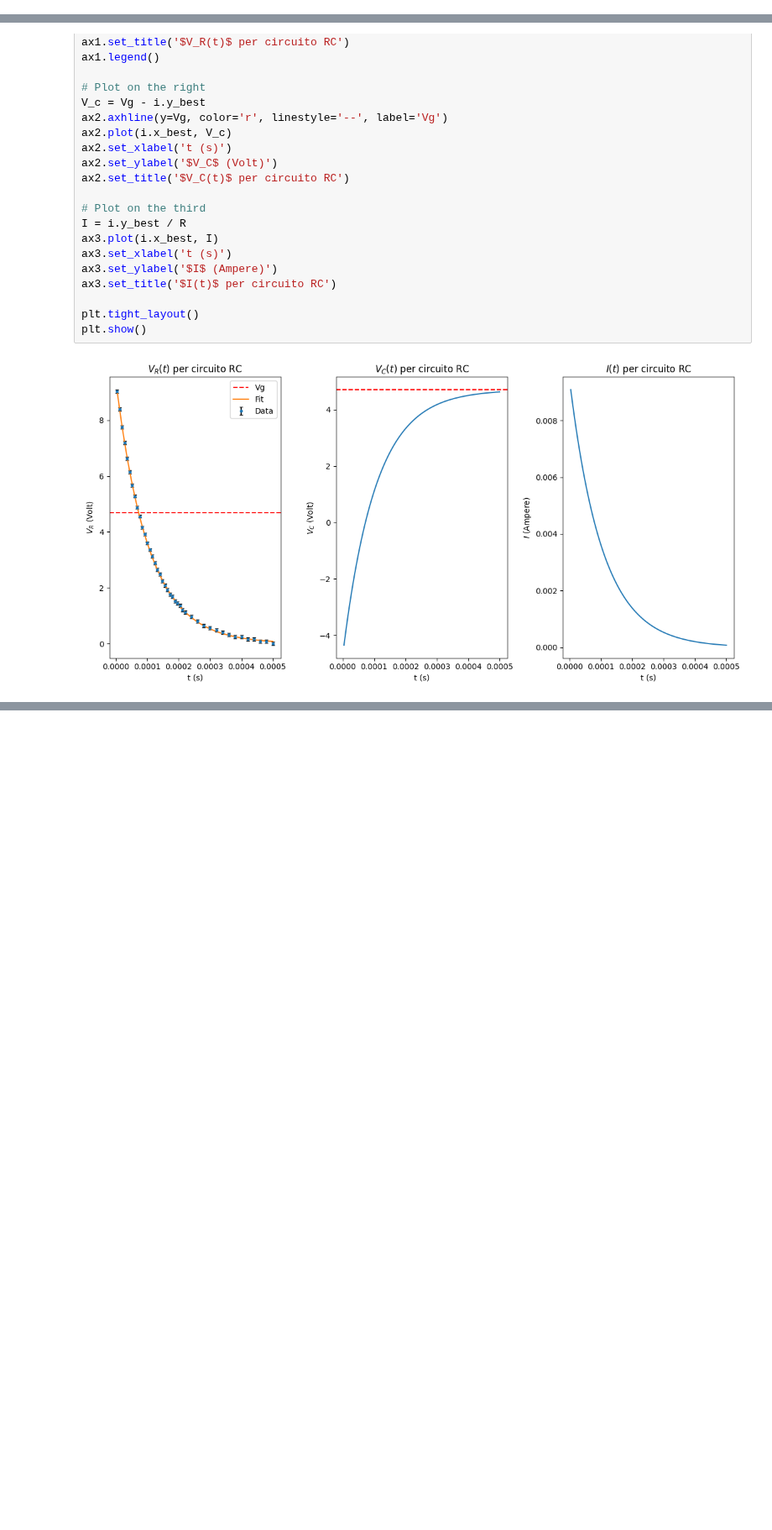
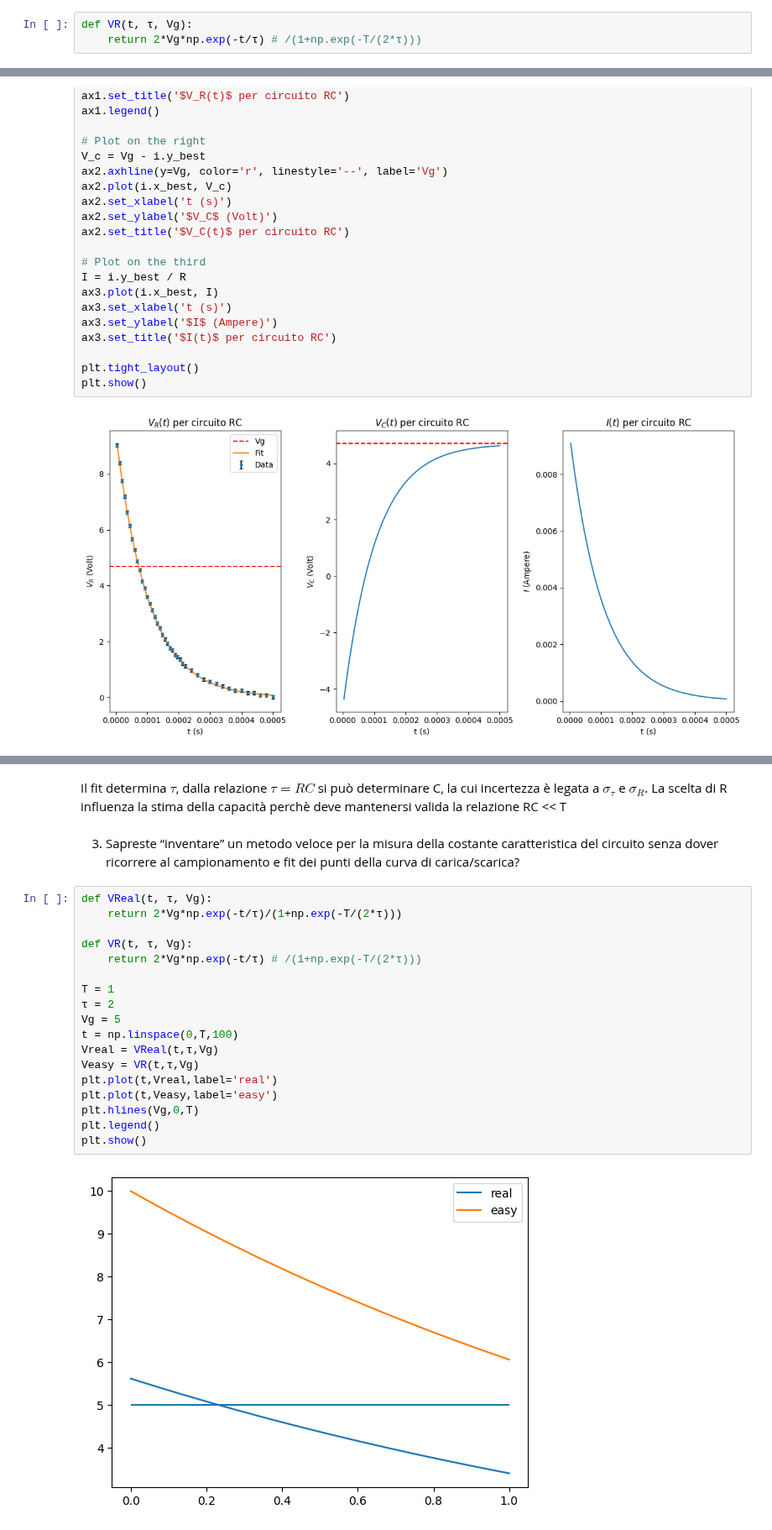
Before and after one commit to CarminatiGiovanni/LaboratorioFisica2, a Jupyter notebook: 20240321circuiti2/RC.ipynb, the cells around one changed output, grey strips where cells are left out. Shown at 84% size. Cells and saved outputs as stored; diff of their text form; blank space fills up the shorter version.

```diff
--- a/20240321circuiti2/RC.ipynb
+++ b/20240321circuiti2/RC.ipynb
@@ -29,2 +31,5 @@ $
 where $\tau = R \cdot C$
+# %%
+def VR(t, τ, Vg):
+    return 2*Vg*np.exp(-t/τ) # /(1+np.exp(-T/(2*τ)))
 # %%
@@ -110,0 +120,26 @@ plt.show()
+# %% [markdown]
+Il fit determina $\tau$, dalla relazione $\tau = RC$ si può determinare C, la cui incertezza è legata a $\sigma_\tau$ e $\sigma_R$. La scelta di R influenza la stima della capacità perchè deve mantenersi valida la relazione RC << T
+# %% [markdown]
+3. Sapreste “inventare” un metodo veloce per la misura della costante caratteristica
+del circuito senza dover ricorrere al campionamento e ﬁt dei punti della curva di
+carica/scarica?
+# %%
+def VReal(t, τ, Vg):
+    return 2*Vg*np.exp(-t/τ)/(1+np.exp(-T/(2*τ)))
+
+def VR(t, τ, Vg):
+    return 2*Vg*np.exp(-t/τ) # /(1+np.exp(-T/(2*τ)))
+
+T = 1
+τ = 2
+Vg = 5
+t = np.linspace(0,T,100)
+Vreal = VReal(t,τ,Vg)
+Veasy = VR(t,τ,Vg)
+plt.plot(t,Vreal,label='real')
+plt.plot(t,Veasy,label='easy')
+plt.hlines(Vg,0,T)
+plt.legend()
+plt.show()
+# %% [output]
+[figure, added]
```
Also changed, not shown: parts of 3 cells of this notebook, 1 other file.
